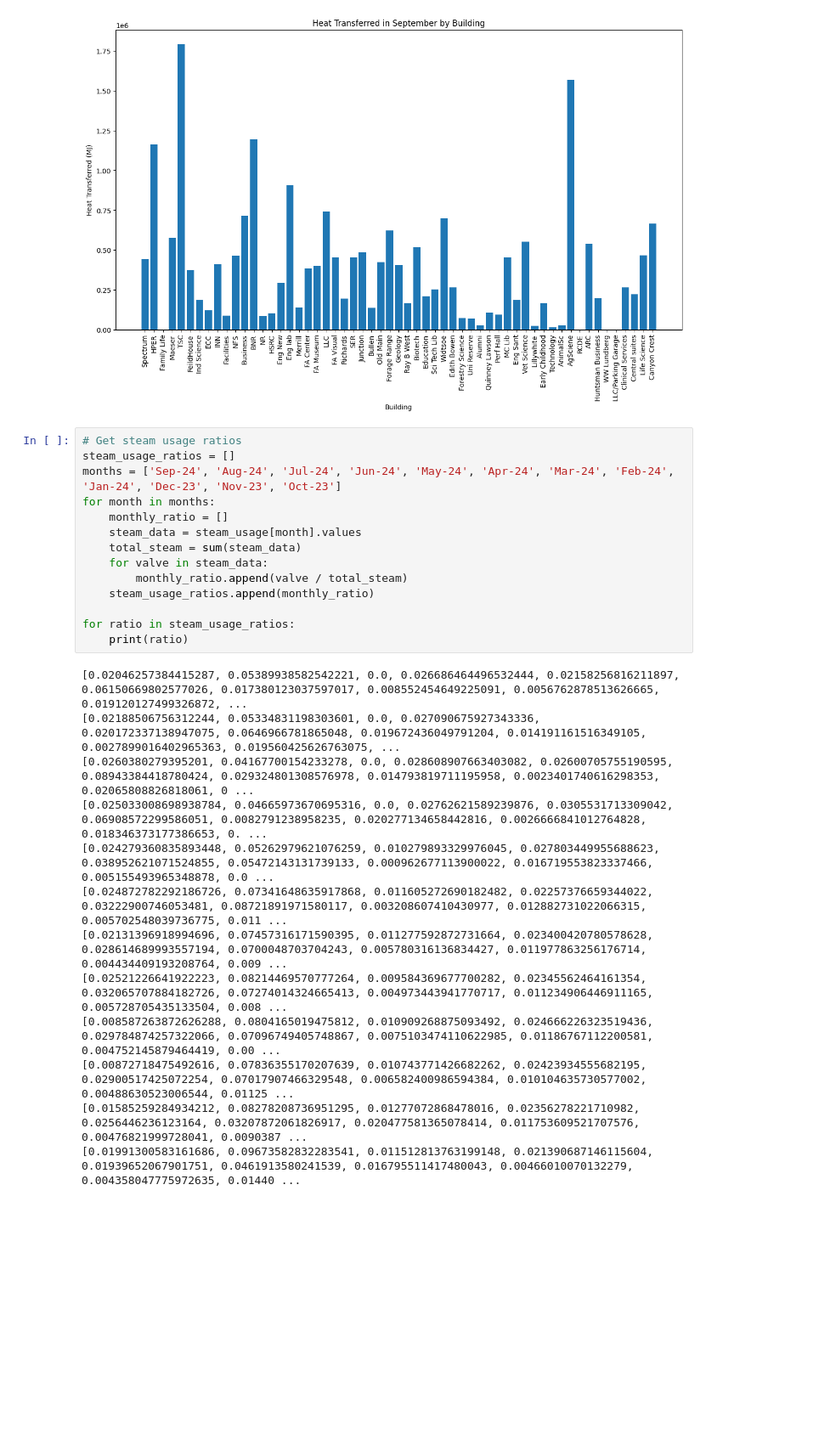
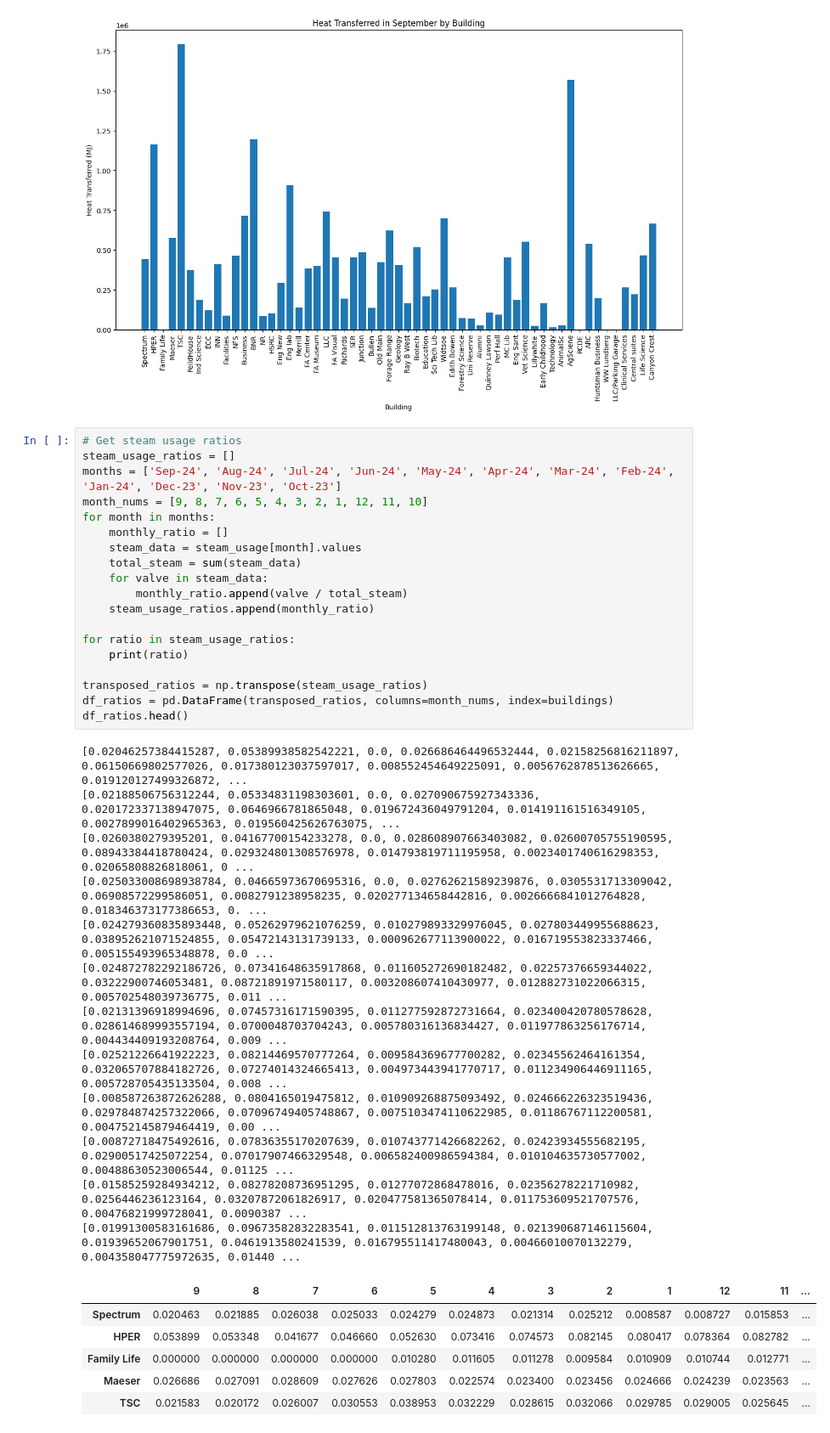
Before and after one commit to Jagardiner97/Campus-Steam-Distribution, a Jupyter notebook: steam-distribution.ipynb, the cells around one changed output. Shown at 85% size. Drawn from its saved outputs; the diff is of its cells as text; blank space fills up the shorter version.

```diff
--- a/steam-distribution.ipynb
+++ b/steam-distribution.ipynb
@@ -229,27 +230,38 @@ Canyon Crest: 666524.18 MJ
 # %%
 # Get steam usage ratios
 steam_usage_ratios = []
 months = ['Sep-24', 'Aug-24', 'Jul-24', 'Jun-24', 'May-24', 'Apr-24', 'Mar-24', 'Feb-24', 'Jan-24', 'Dec-23', 'Nov-23', 'Oct-23']
+month_nums = [9, 8, 7, 6, 5, 4, 3, 2, 1, 12, 11, 10]
 for month in months:
     monthly_ratio = []
     steam_data = steam_usage[month].values
     total_steam = sum(steam_data)
     for valve in steam_data:
         monthly_ratio.append(valve / total_steam)
     steam_usage_ratios.append(monthly_ratio)
 
 for ratio in steam_usage_ratios:
     print(ratio)
+
+transposed_ratios = np.transpose(steam_usage_ratios)
+df_ratios = pd.DataFrame(transposed_ratios, columns=month_nums, index=buildings)
+df_ratios.head()
 # %% [output]
 [0.02046257384415287, 0.05389938582542221, 0.0, 0.026686464496532444, 0.02158256816211897, 0.06150669802577026, 0.017380123037597017, 0.008552454649225091, 0.0056762878513626665, 0.019120127499326872, ...
 [0.02188506756312244, 0.05334831198303601, 0.0, 0.027090675927343336, 0.020172337138947075, 0.0646966781865048, 0.019672436049791204, 0.014191161516349105, 0.0027899016402965363, 0.019560425626763075, ...
 [0.0260380279395201, 0.04167700154233278, 0.0, 0.028608907663403082, 0.02600705755190595, 0.08943384418780424, 0.029324801308576978, 0.014793819711195958, 0.0023401740616298353, 0.02065808826818061, 0 ...
 [0.025033008698938784, 0.04665973670695316, 0.0, 0.02762621589239876, 0.0305531713309042, 0.06908572299586051, 0.0082791238958235, 0.020277134658442816, 0.0026666841012764828, 0.018346373177386653, 0. ...
 [0.024279360835893448, 0.05262979621076259, 0.010279893329976045, 0.027803449955688623, 0.038952621071524855, 0.05472143131739133, 0.000962677113900022, 0.016719553823337466, 0.005155493965348878, 0.0 ...
 [0.024872782292186726, 0.07341648635917868, 0.011605272690182482, 0.02257376659344022, 0.03222900746053481, 0.08721891971580117, 0.003208607410430977, 0.012882731022066315, 0.005702548039736775, 0.011 ...
 [0.02131396918994696, 0.07457316171590395, 0.011277592872731664, 0.023400420780578628, 0.028614689993557194, 0.0700048703704243, 0.005780316136834427, 0.011977863256176714, 0.004434409193208764, 0.009 ...
 [0.02521226641922223, 0.08214469570777264, 0.009584369677700282, 0.02345562464161354, 0.032065707884182726, 0.07274014324665413, 0.004973443941770717, 0.011234906446911165, 0.005728705435133504, 0.008 ...
 [0.008587263872626288, 0.0804165019475812, 0.010909268875093492, 0.024666226323519436, 0.029784874257322066, 0.07096749405748867, 0.0075103474110622985, 0.01186767112200581, 0.004752145879464419, 0.00 ...
 [0.00872718475492616, 0.07836355170207639, 0.010743771426682262, 0.02423934555682195, 0.02900517425072254, 0.07017907466329548, 0.006582400986594384, 0.010104635730577002, 0.00488630523006544, 0.01125 ...
 [0.01585259284934212, 0.08278208736951295, 0.01277072868478016, 0.02356278221710982, 0.0256446236123164, 0.03207872061826917, 0.020477581365078414, 0.011753609521707576, 0.00476821999728041, 0.0090387 ...
 [0.01991300583161686, 0.09673582832283541, 0.011512813763199148, 0.021390687146115604, 0.01939652067901751, 0.0461913580241539, 0.016795511417480043, 0.00466010070132279, 0.004358047775972635, 0.01440 ...
+|  | 9 | 8 | 7 | 6 | 5 | 4 | 3 | 2 | 1 | 12 | 11 | ... |
+| Spectrum | 0.020463 | 0.021885 | 0.026038 | 0.025033 | 0.024279 | 0.024873 | 0.021314 | 0.025212 | 0.008587 | 0.008727 | 0.015853 | ... |
+| HPER | 0.053899 | 0.053348 | 0.041677 | 0.046660 | 0.052630 | 0.073416 | 0.074573 | 0.082145 | 0.080417 | 0.078364 | 0.082782 | ... |
+| Family Life | 0.000000 | 0.000000 | 0.000000 | 0.000000 | 0.010280 | 0.011605 | 0.011278 | 0.009584 | 0.010909 | 0.010744 | 0.012771 | ... |
+| Maeser | 0.026686 | 0.027091 | 0.028609 | 0.027626 | 0.027803 | 0.022574 | 0.023400 | 0.023456 | 0.024666 | 0.024239 | 0.023563 | ... |
+| TSC | 0.021583 | 0.020172 | 0.026007 | 0.030553 | 0.038953 | 0.032229 | 0.028615 | 0.032066 | 0.029785 | 0.029005 | 0.025645 | ... |
```
Also changed, not shown: parts of 4 cells of this notebook.
